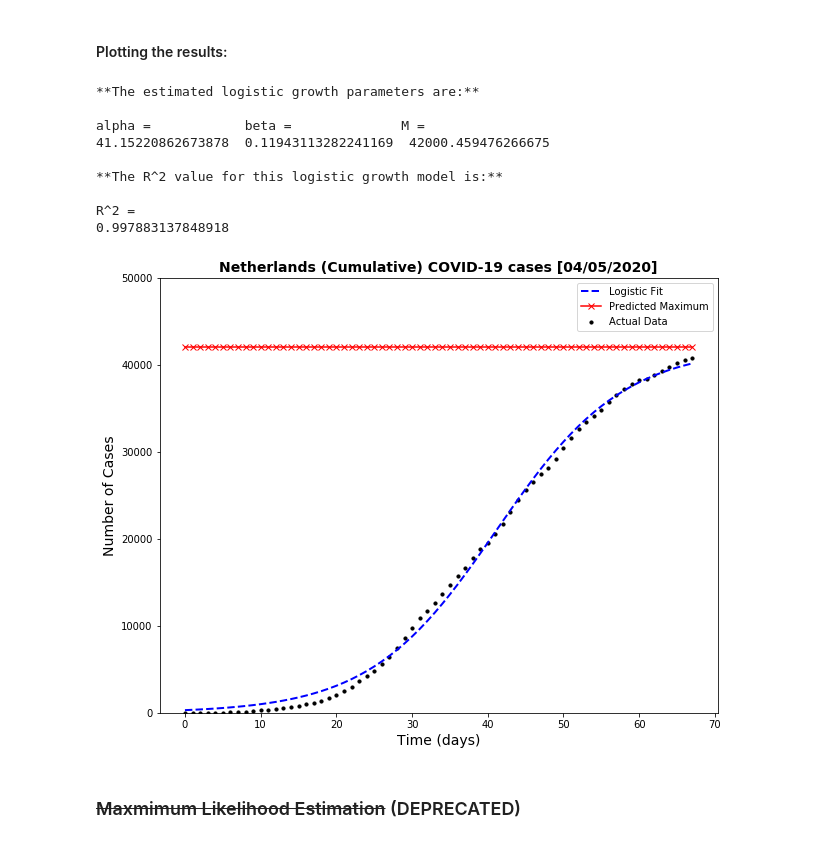
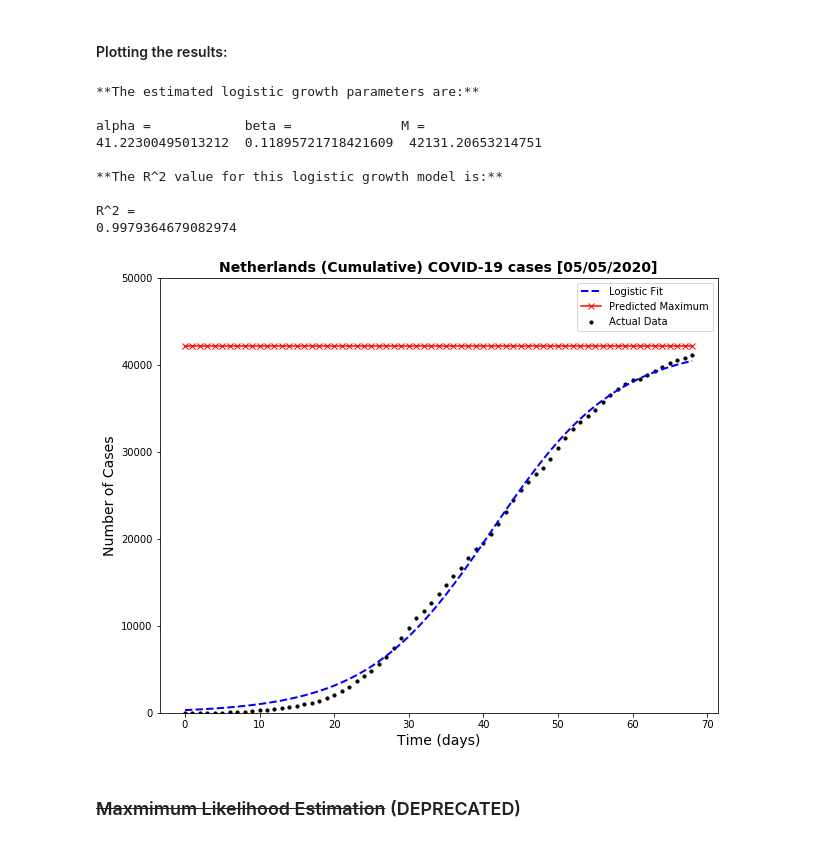
Before and after one commit to jiehaocao/BEP-SBMD-COVID19, a Jupyter notebook: notebook/logistic_growth_verhulst.ipynb, the cells around one changed output. Cells and saved outputs as stored; diff of their text form; code cells hidden in the pictures.

```diff
--- a/notebook/logistic_growth_verhulst.ipynb
+++ b/notebook/logistic_growth_verhulst.ipynb
@@ -209,30 +209,30 @@ predicted_max = np.array(max_cases)
 # %%
 plt.figure(figsize=(10,8))
 
 plt.scatter(x, y, s=10, marker='o', c='k')
 plt.plot(x, logistic_pred(x), '--', lw=2, c='blue')
 plt.plot(x, predicted_max, '-x', c='r')
 plt.legend(['Logistic Fit', 'Predicted Maximum', 'Actual Data' ])
 plt.ylim([0, 50000])
 
-plt.title("Netherlands (Cumulative) COVID-19 cases [04/05/2020]", Fontsize = 14, weight='bold')
+plt.title("Netherlands (Cumulative) COVID-19 cases [05/05/2020]", Fontsize = 14, weight='bold')
 plt.xlabel("Time (days)", Fontsize = 14)
 plt.ylabel("Number of Cases", Fontsize = 14);
 
 
 
 prt_results_logistic() # Uncomment for statistics
 # %% [output]
 **The estimated logistic growth parameters are:**
 
 alpha =            beta =              M =
-41.15220862673878  0.11943113282241169  42000.459476266675
+41.22300495013212  0.11895721718421609  42131.20653214751
 
 **The R^2 value for this logistic growth model is:**
 
 R^2 =
-0.997883137848918
+0.9979364679082974
-[figure, old version]
+[figure, new version]
 # %% [markdown]
 ### ~~Maxmimum Likelihood Estimation~~ (DEPRECATED)
 # %%
```
Also changed, not shown: parts of 3 cells of this notebook.
